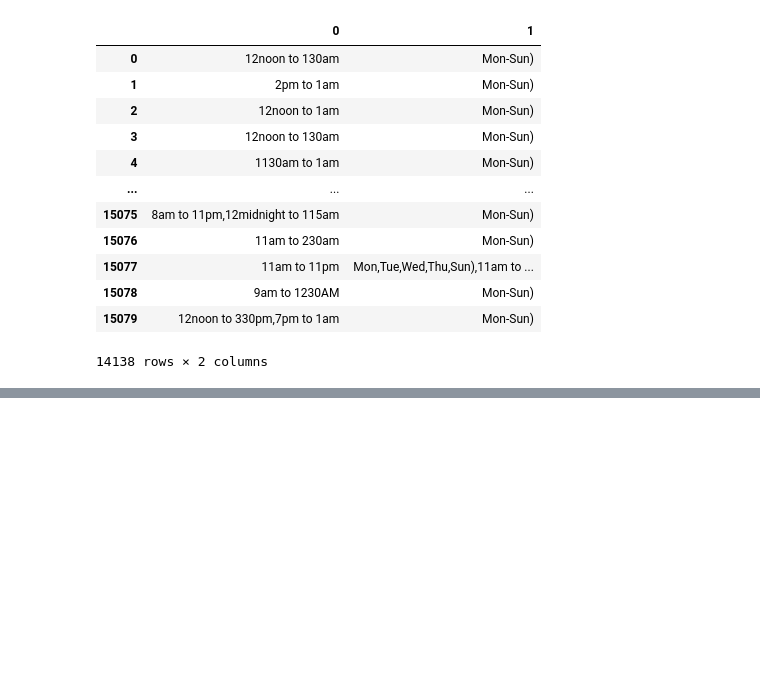
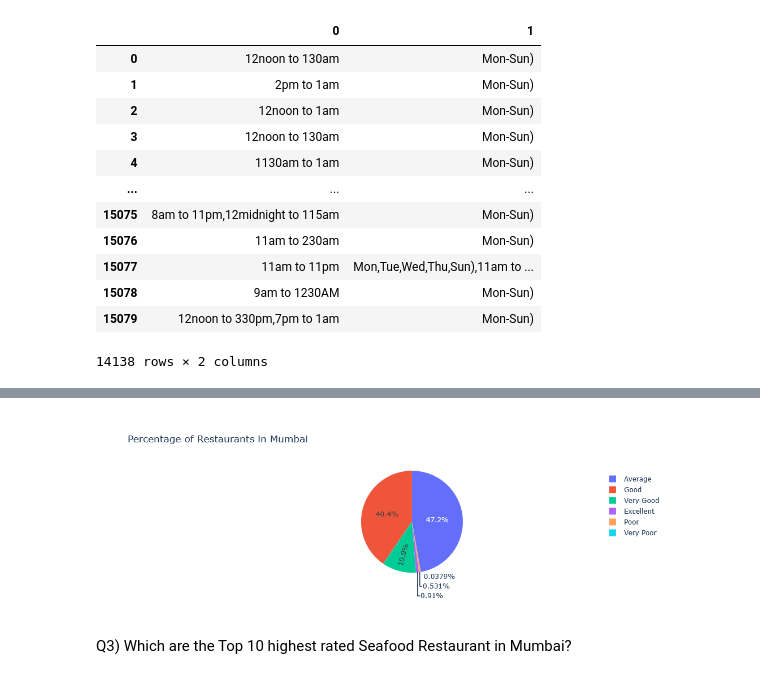
Before and after one commit to ThanigaivelGanapathi/Data-Visualisation, a Jupyter notebook: seaborn/Zomato Data Analysis.ipynb, the cells around one changed output, grey strips where cells are left out. Saved outputs shown, nothing was run; the diff lists cells and outputs as text; code cells hidden in the pictures; blank space fills up the shorter version.

```diff
--- a/seaborn/Zomato Data Analysis.ipynb
+++ b/seaborn/Zomato Data Analysis.ipynb
@@ -306,0 +559,4 @@ error: unbalanced parenthesis at position 0
+# %%
+ratings = zomato_dataset["RATING_TYPE"].value_counts().reset_index()
+ratings.rename(columns = {'index' : 'RATING_TYPE','count' : "No of Restaurants"},inplace = True)
+ratings
@@ -306,0 +571,6 @@ error: unbalanced parenthesis at position 0
+# %%
+px.pie(ratings,names = "RATING_TYPE",values = "No of Restaurants",color = "RATING_TYPE", title = "Percentage of Restaurants in Mumbai")
+# %% [output]
+[figure, added]
+# %% [markdown]
+Q3) Which are the Top 10 highest rated Seafood Restaurant in Mumbai?
```
Also changed, not shown: parts of 37 cells of this notebook.
